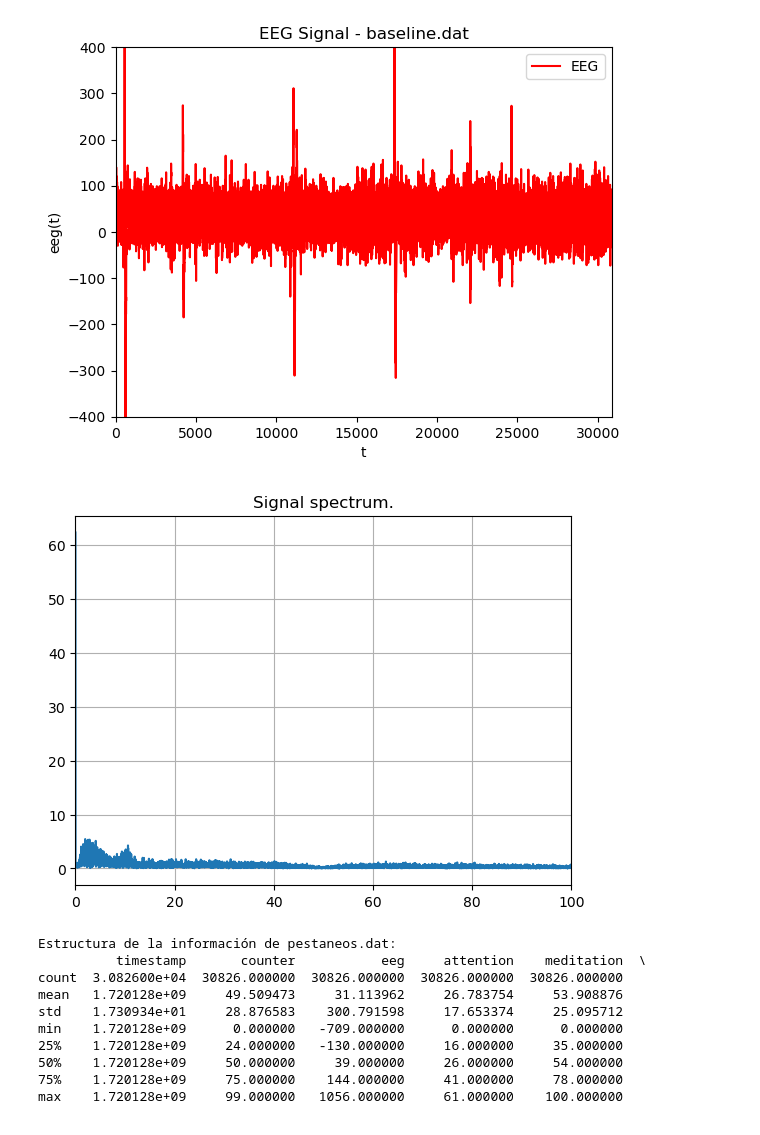
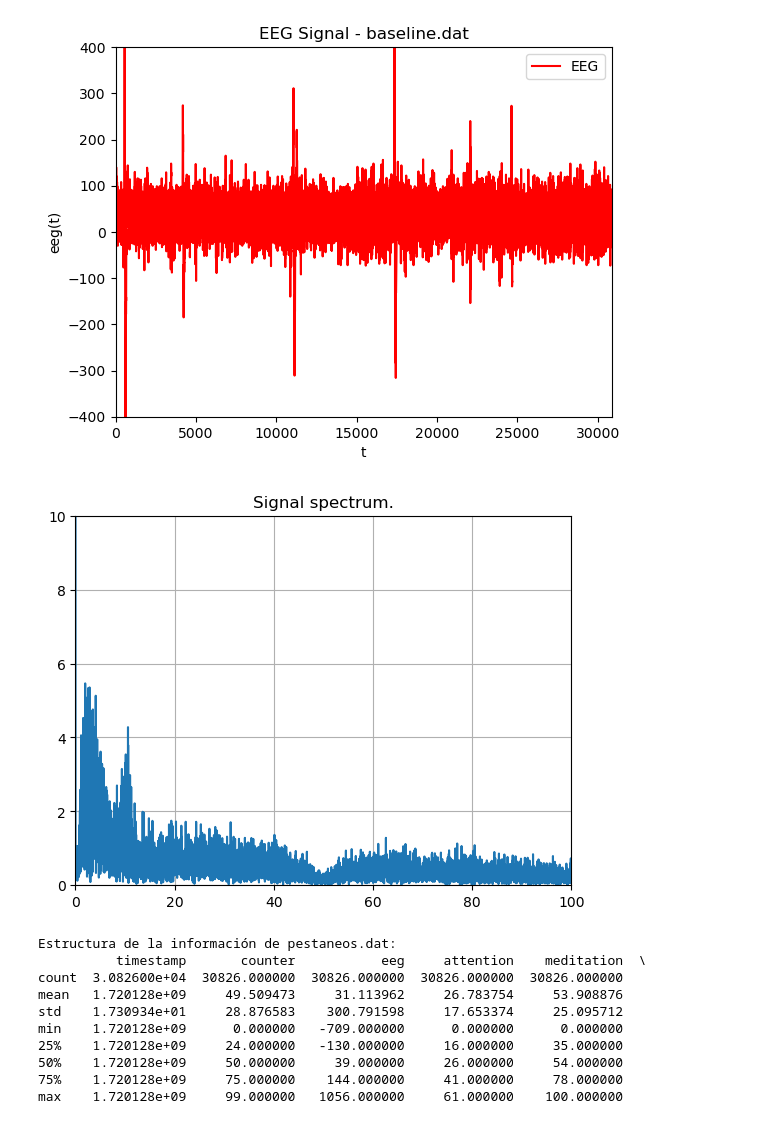
Before and after one commit to MatiasLoiseau/EEG-Analyzer, a Jupyter notebook: exploratory_analysis.ipynb, the cells around one changed output. Saved outputs shown, nothing was run; the diff lists cells and outputs as text; code cells hidden in the pictures.

```diff
--- a/exploratory_analysis.ipynb
+++ b/exploratory_analysis.ipynb
@@ -347,21 +337,21 @@ plt.show()
 # %%
 # Parameters
 N = len(eeg_baseline)  # Number of samples
 T = 1.0 / 512.0  # Sample spacing
 
 # Fourier transform and frequency domain plot
 yf = np.fft.fft(eeg_baseline)
 xf = np.linspace(0.0, 1.0/(2.0*T), N//2)
 
 plt.plot(xf, 2.0/N * np.abs(yf[0:N//2]))
 plt.grid()
 plt.title(r'Signal spectrum.')
-#plt.ylim([-400, 400]);
+plt.ylim([0, 10])
 plt.xlim([0,100])
 #plt.axis((0, 60, 0, 9))
 plt.show()
 # %% [output]
-[figure, old version]
+[figure, new version]
 # %%
 pestaneos = pd.read_csv('data/pestaneos.dat', delimiter=' ', names=column_names)
 print('Estructura de la información de pestaneos.dat:')
```
Also changed, not shown: parts of 7 cells of this notebook.
